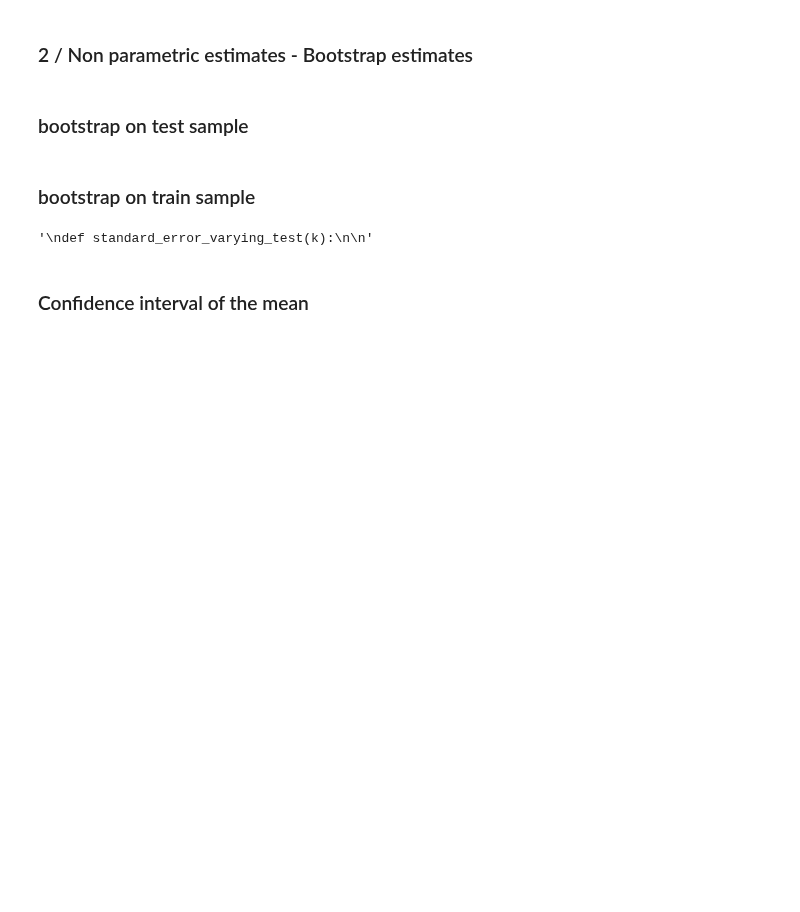
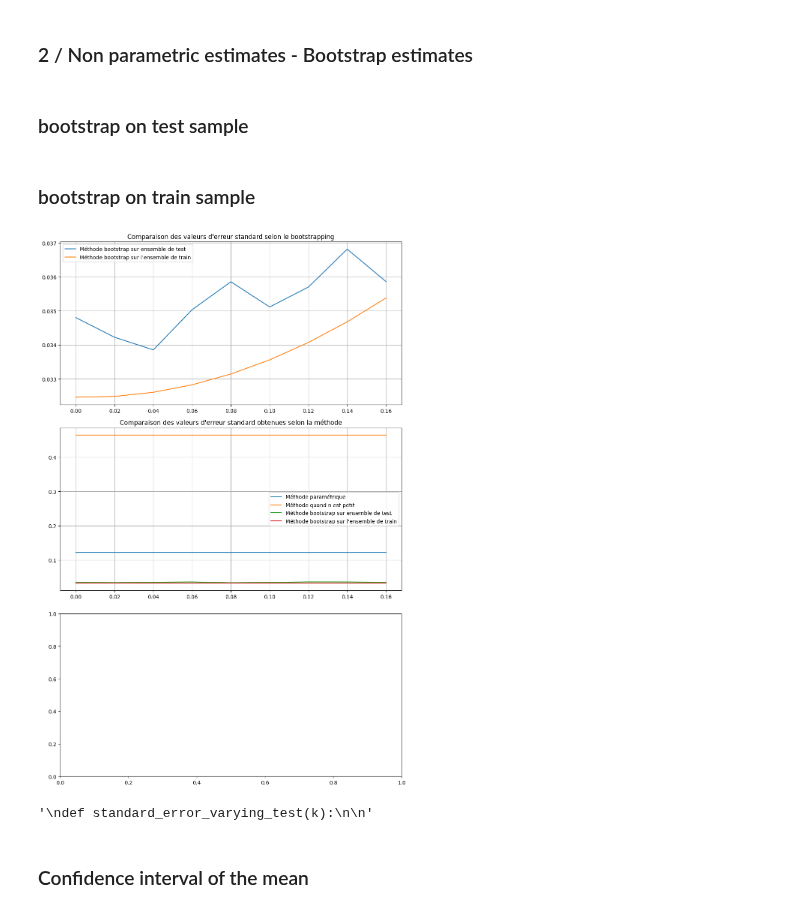
Before and after one commit to AntoineGilsonGH/The-Design-and-Analysis-of-Benchmark-Experiments, a Jupyter notebook: I0_Simplification.ipynb, the cells around one changed output. Drawn from its saved outputs; the diff is of its cells as text; code cells hidden in the pictures; blank space fills up the shorter version.

```diff
--- a/I0_Simplification.ipynb
+++ b/I0_Simplification.ipynb
@@ -722,3 +742,27 @@ df_standard_error_A, df_standard_error_B = standard_error_n_large()
+# %%
+# Création des subplots
+fig, axs = plt.subplots(3, 1, figsize=(10, 15))
+
+# Premier subplot : Comparaison des valeurs d'erreur standard selon le bootstrapping
+axs[0].plot(beta2_values, df_se_bootstrap_A[2000], label="Méthode bootstrap sur ensemble de test")
+axs[0].plot(beta2_values, df_se_bootstrap_A_v2[2000], label="Méthode bootstrap sur l'ensemble de train")
+axs[0].set_title("Comparaison des valeurs d'erreur standard selon le bootstrapping")
+axs[0].grid()
+axs[0].legend()
+
+# Deuxième subplot : Comparaison des valeurs d'erreur standard obtenues selon la méthode
+axs[1].plot(beta2_values, df_standard_error_B[2000], label="Méthode paramétrique")
+axs[1].plot(beta2_values, df_standard_error_small_B[2000], label="Méthode quand n est petit")
+axs[1].plot(beta2_values, df_se_bootstrap_B[2000], label="Méthode bootstrap sur ensemble de test")
+axs[1].plot(beta2_values, df_se_bootstrap_B_v2[2000], label="Méthode bootstrap sur l'ensemble de train")
+axs[1].set_title("Comparaison des valeurs d'erreur standard obtenues selon la méthode")
+axs[1].grid()
+axs[1].legend()
+
+plt.tight_layout()
+plt.show()
+# %% [output]
+[figure, added]
 # %%
 """
 def standard_error_varying_test(k):
```
Also changed, not shown: parts of 11 cells of this notebook.
